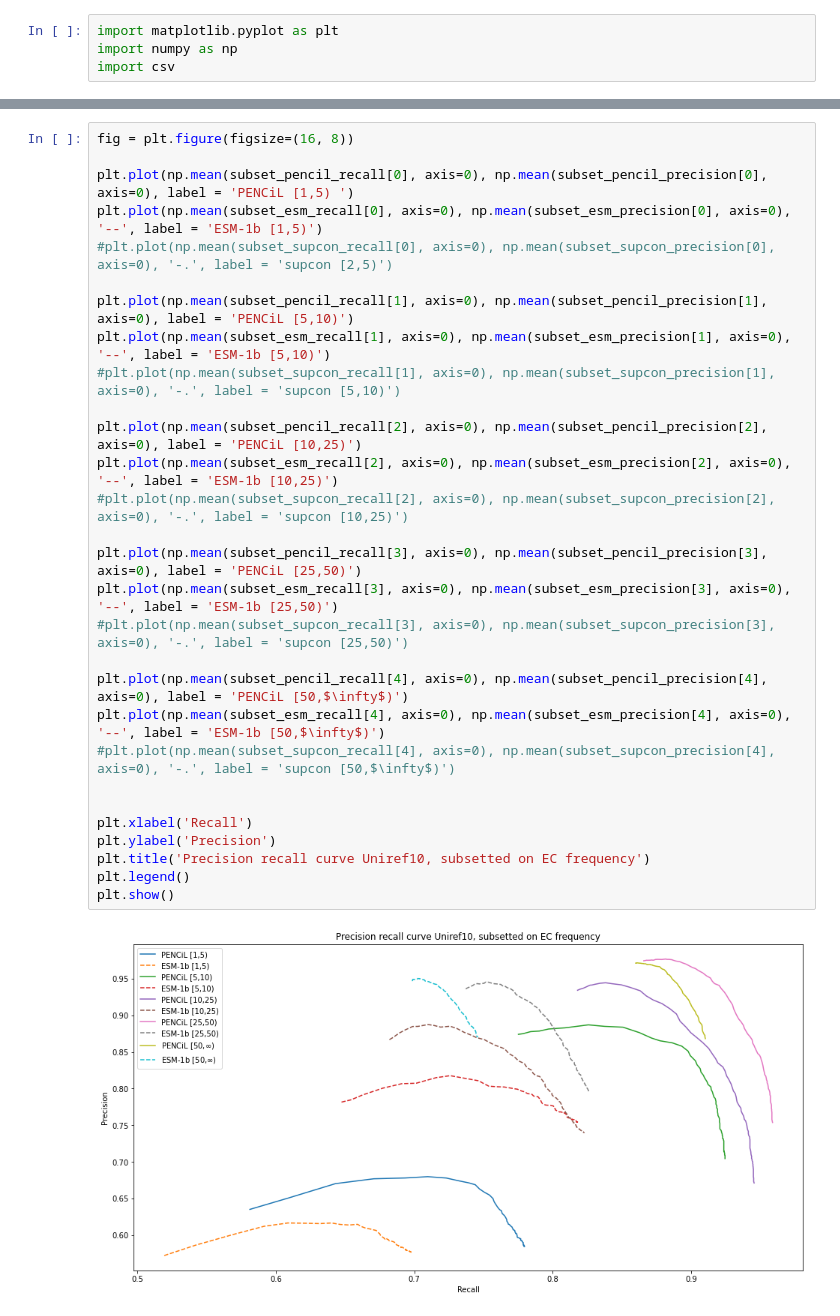
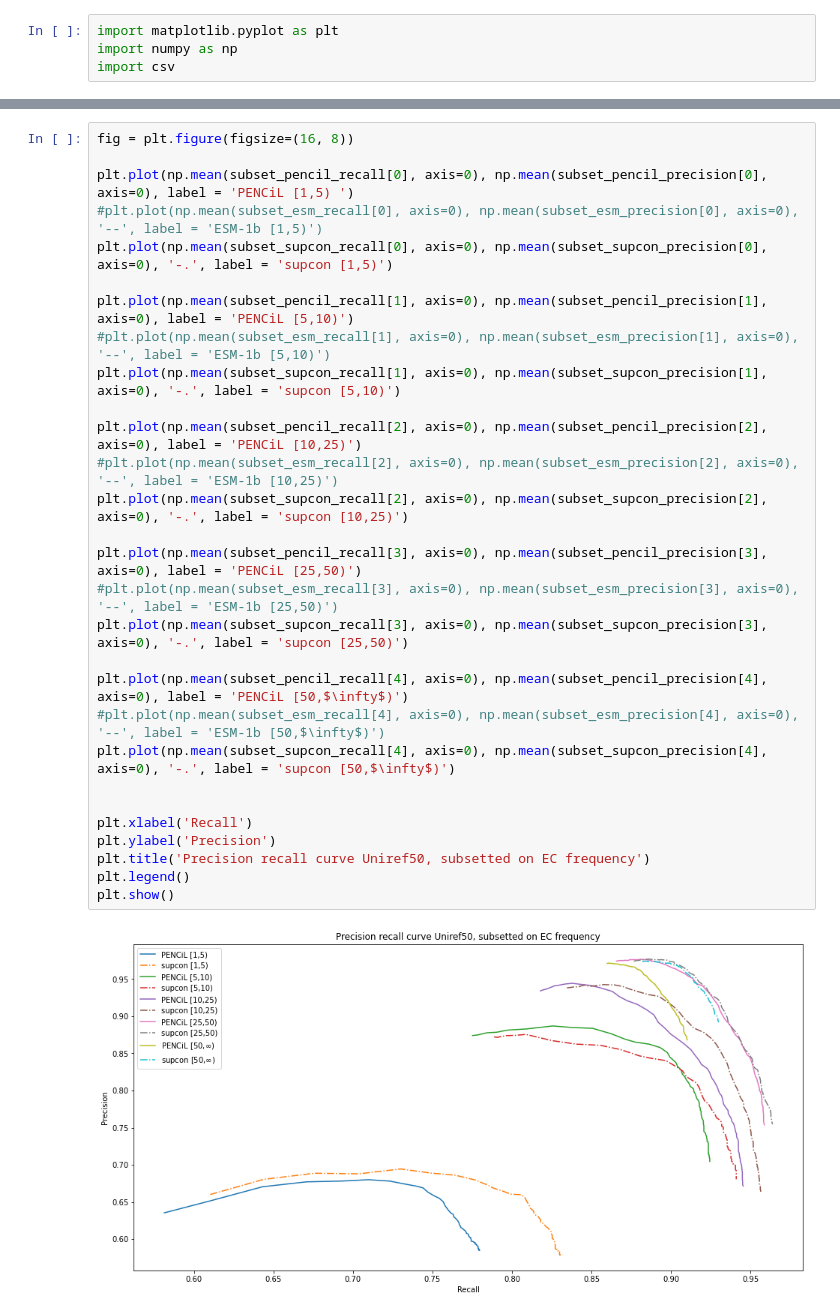
Before and after one commit to tttianhao/CLEAN, a Jupyter notebook: notebook/plot_prc_subset.ipynb, the cells around one changed output, grey strips where cells are left out. Drawn from its saved outputs; the diff is of its cells as text.

```diff
--- a/notebook/plot_prc_subset.ipynb
+++ b/notebook/plot_prc_subset.ipynb
@@ -56,31 +119,31 @@ for bin in range(5):
 # %%
 fig = plt.figure(figsize=(16, 8))
 
 plt.plot(np.mean(subset_pencil_recall[0], axis=0), np.mean(subset_pencil_precision[0], axis=0), label = 'PENCiL [1,5) ')
-plt.plot(np.mean(subset_esm_recall[0], axis=0), np.mean(subset_esm_precision[0], axis=0), '--', label = 'ESM-1b [1,5)')
-#plt.plot(np.mean(subset_supcon_recall[0], axis=0), np.mean(subset_supcon_precision[0], axis=0), '-.', label = 'supcon [2,5)')
+#plt.plot(np.mean(subset_esm_recall[0], axis=0), np.mean(subset_esm_precision[0], axis=0), '--', label = 'ESM-1b [1,5)')
+plt.plot(np.mean(subset_supcon_recall[0], axis=0), np.mean(subset_supcon_precision[0], axis=0), '-.', label = 'supcon [1,5)')
 
 plt.plot(np.mean(subset_pencil_recall[1], axis=0), np.mean(subset_pencil_precision[1], axis=0), label = 'PENCiL [5,10)')
-plt.plot(np.mean(subset_esm_recall[1], axis=0), np.mean(subset_esm_precision[1], axis=0), '--', label = 'ESM-1b [5,10)')
-#plt.plot(np.mean(subset_supcon_recall[1], axis=0), np.mean(subset_supcon_precision[1], axis=0), '-.', label = 'supcon [5,10)')
+#plt.plot(np.mean(subset_esm_recall[1], axis=0), np.mean(subset_esm_precision[1], axis=0), '--', label = 'ESM-1b [5,10)')
+plt.plot(np.mean(subset_supcon_recall[1], axis=0), np.mean(subset_supcon_precision[1], axis=0), '-.', label = 'supcon [5,10)')
 
 plt.plot(np.mean(subset_pencil_recall[2], axis=0), np.mean(subset_pencil_precision[2], axis=0), label = 'PENCiL [10,25)')
-plt.plot(np.mean(subset_esm_recall[2], axis=0), np.mean(subset_esm_precision[2], axis=0), '--', label = 'ESM-1b [10,25)')
-#plt.plot(np.mean(subset_supcon_recall[2], axis=0), np.mean(subset_supcon_precision[2], axis=0), '-.', label = 'supcon [10,25)')
+#plt.plot(np.mean(subset_esm_recall[2], axis=0), np.mean(subset_esm_precision[2], axis=0), '--', label = 'ESM-1b [10,25)')
+plt.plot(np.mean(subset_supcon_recall[2], axis=0), np.mean(subset_supcon_precision[2], axis=0), '-.', label = 'supcon [10,25)')
 
 plt.plot(np.mean(subset_pencil_recall[3], axis=0), np.mean(subset_pencil_precision[3], axis=0), label = 'PENCiL [25,50)')
-plt.plot(np.mean(subset_esm_recall[3], axis=0), np.mean(subset_esm_precision[3], axis=0), '--', label = 'ESM-1b [25,50)')
-#plt.plot(np.mean(subset_supcon_recall[3], axis=0), np.mean(subset_supcon_precision[3], axis=0), '-.', label = 'supcon [25,50)')
+#plt.plot(np.mean(subset_esm_recall[3], axis=0), np.mean(subset_esm_precision[3], axis=0), '--', label = 'ESM-1b [25,50)')
+plt.plot(np.mean(subset_supcon_recall[3], axis=0), np.mean(subset_supcon_precision[3], axis=0), '-.', label = 'supcon [25,50)')
 
 plt.plot(np.mean(subset_pencil_recall[4], axis=0), np.mean(subset_pencil_precision[4], axis=0), label = 'PENCiL [50,$\infty$)')
-plt.plot(np.mean(subset_esm_recall[4], axis=0), np.mean(subset_esm_precision[4], axis=0), '--', label = 'ESM-1b [50,$\infty$)')
-#plt.plot(np.mean(subset_supcon_recall[4], axis=0), np.mean(subset_supcon_precision[4], axis=0), '-.', label = 'supcon [50,$\infty$)')
+#plt.plot(np.mean(subset_esm_recall[4], axis=0), np.mean(subset_esm_precision[4], axis=0), '--', label = 'ESM-1b [50,$\infty$)')
+plt.plot(np.mean(subset_supcon_recall[4], axis=0), np.mean(subset_supcon_precision[4], axis=0), '-.', label = 'supcon [50,$\infty$)')
 
 
 plt.xlabel('Recall')
 plt.ylabel('Precision')
-plt.title('Precision recall curve Uniref10, subsetted on EC frequency')
+plt.title('Precision recall curve Uniref50, subsetted on EC frequency')
 plt.legend()
 plt.show()
 # %% [output]
-[figure, old version]
+[figure, new version]
```
Also changed, not shown: parts of 8 cells of this notebook, 4 other files.
